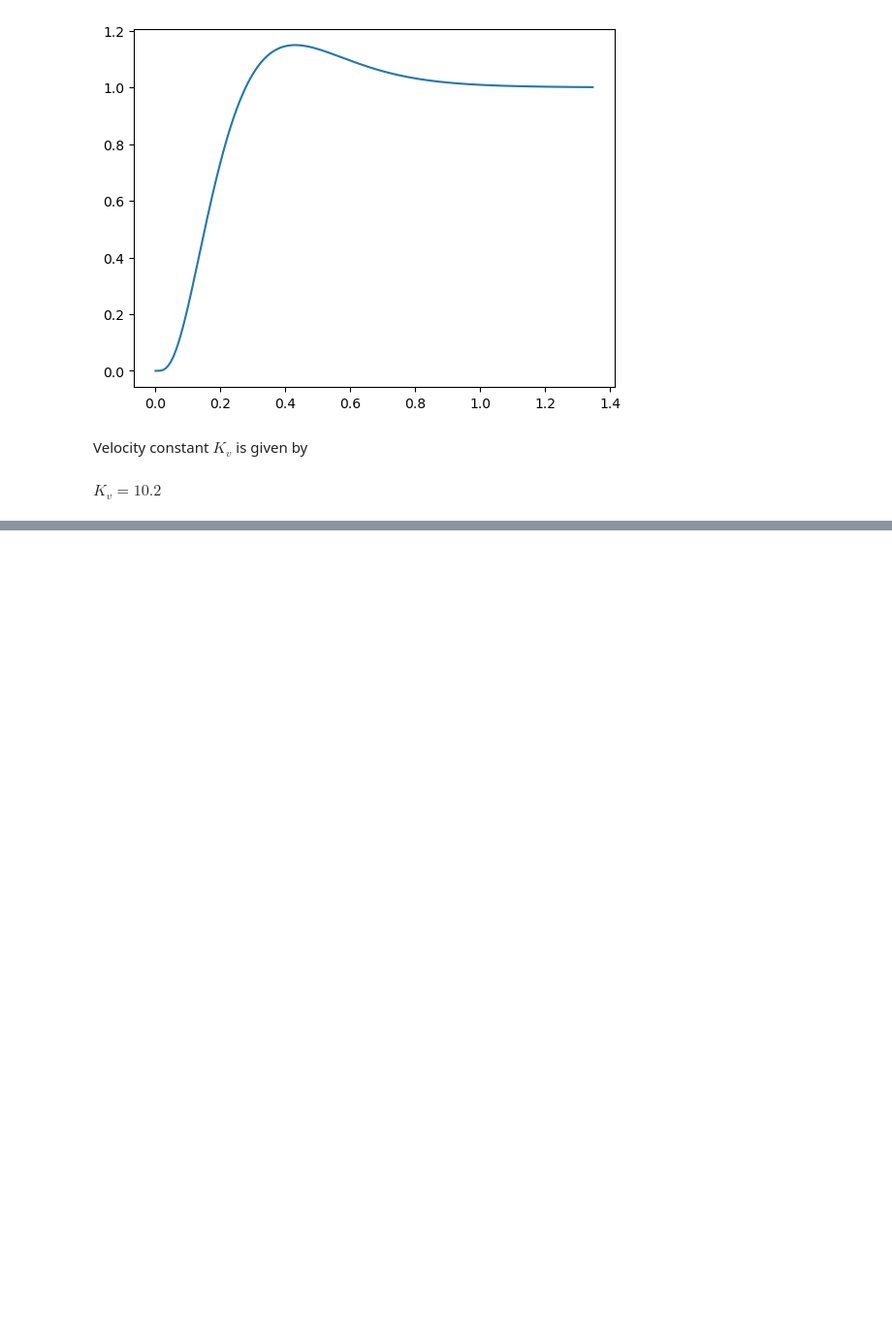
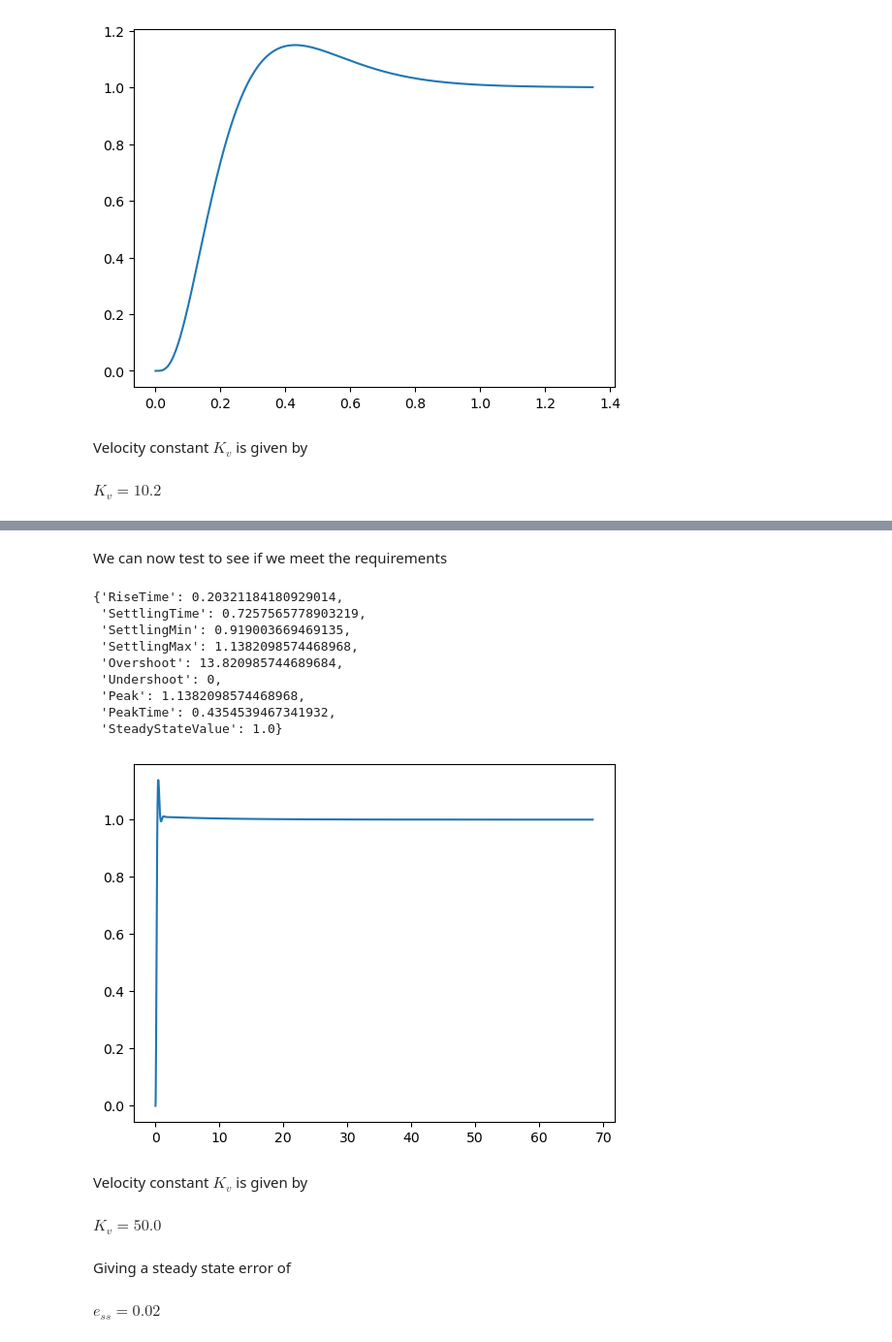
Before and after one commit to robotengineer123/ControlHomework, a Jupyter notebook: Homework_10/HW10.ipynb, the cells around one changed output, grey strips where cells are left out. Shown at 97% size. Cells and saved outputs as stored; diff of their text form; code cells hidden in the pictures; blank space fills up the shorter version.

```diff
--- a/Homework_10/HW10.ipynb
+++ b/Homework_10/HW10.ipynb
@@ -197,0 +310,37 @@ $K_v=10.2 \: $
+# %%
+z_lag = 0.1
+p_lag = z_lag/alpha
+Glag = (s+z_lag)/(s+p_lag)
+# %% [markdown]
+We can now test to see if we meet the requirements
+# %%
+T = ct.feedback(Glead*Glag*G)
+plt.plot(*ct.step_response(T))
+ct.step_info(T)
+# %% [output]
+{'RiseTime': 0.20321184180929014,
+ 'SettlingTime': 0.7257565778903219,
+ 'SettlingMin': 0.919003669469135,
+ 'SettlingMax': 1.1382098574468968,
+ 'Overshoot': 13.820985744689684,
+ 'Undershoot': 0,
+ 'Peak': 1.1382098574468968,
+ 'PeakTime': 0.4354539467341932,
+ 'SteadyStateValue': 1.0}
+[figure, added]
+# %% [markdown]
+Velocity constant $K_v$ is given by
+# %%
+s_sym = sp.symbols('s')
+Gs = 20/(s_sym*(s_sym + 2))
+Gcs = K*(s_sym-z)/(s_sym-p)*(s_sym-z_lag)/(s_sym-p_lag)
+Kv_current = float(sp.limit(s_sym*Gs*Gcs, s_sym, 0))
+eq_disp('K_v', sp.N(Kv_current,3))
+# %% [output]
+$K_v=50.0 \: $
+# %% [markdown]
+Giving a steady state error of
+# %%
+eq_disp('e_{ss}', sp.N(1/Kv_current,3))
+# %% [output]
+$e_{ss}=0.02 \: $
```
Also changed, not shown: parts of 30 cells of this notebook.
